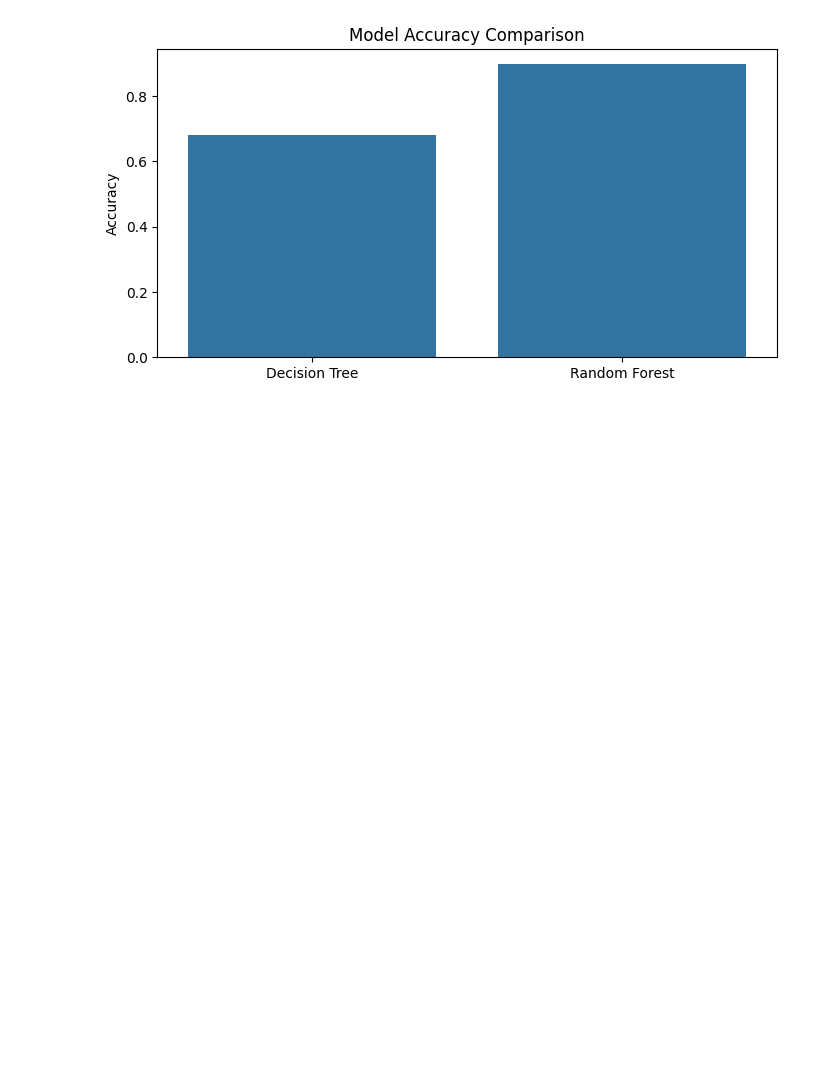
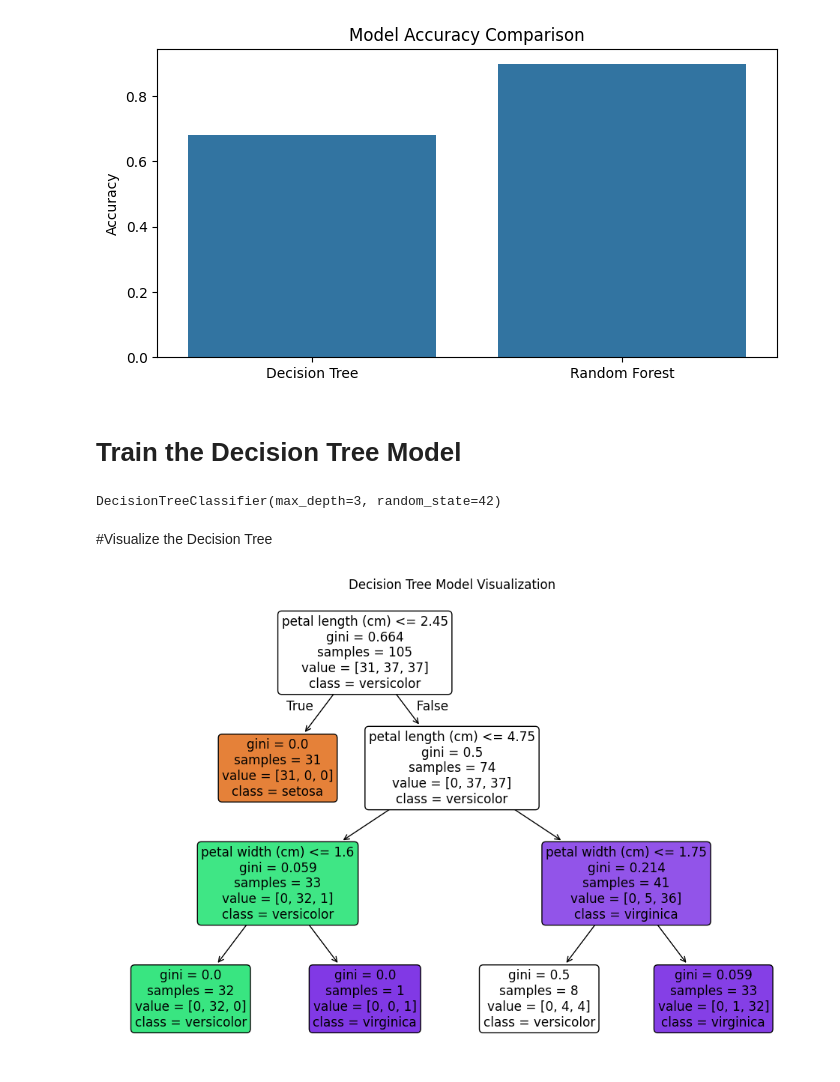
Before and after one commit to riponalmamun/MangoLeafBD, a Jupyter notebook: MangoLeafBD.ipynb, the cells around one changed output. Cells and saved outputs as stored; diff of their text form; code cells hidden in the pictures; blank space fills up the shorter version.

```diff
--- a/MangoLeafBD.ipynb
+++ b/MangoLeafBD.ipynb
@@ -154,3 +154,32 @@ plt.ylabel('Accuracy')
 plt.show()
 # %% [output]
 [figure]
+# %% [markdown]
+# Train the Decision Tree Model
+# %%
+from sklearn.tree import DecisionTreeClassifier
+from sklearn.datasets import load_iris
+from sklearn.model_selection import train_test_split
+
+# Load sample dataset (replace with your own data)
+data = load_iris()
+X_train, X_test, y_train, y_test = train_test_split(data.data, data.target, test_size=0.3, random_state=42)
+
+# Initialize and train the model
+clf = DecisionTreeClassifier(max_depth=3, random_state=42)  # Limiting depth for simplicity
+clf.fit(X_train, y_train)
+# %% [output]
+DecisionTreeClassifier(max_depth=3, random_state=42)
+# %% [markdown]
+#Visualize the Decision Tree
+# %%
+from sklearn.tree import plot_tree
+import matplotlib.pyplot as plt
+
+# Plot the tree
+plt.figure(figsize=(12, 8))  # Adjust figure size as needed
+plot_tree(clf, feature_names=data.feature_names, class_names=data.target_names, filled=True, rounded=True)
+plt.title("Decision Tree Model Visualization")
+plt.show()
+# %% [output]
+[figure, added]
```
Also changed, not shown: parts of 6 cells of this notebook.
